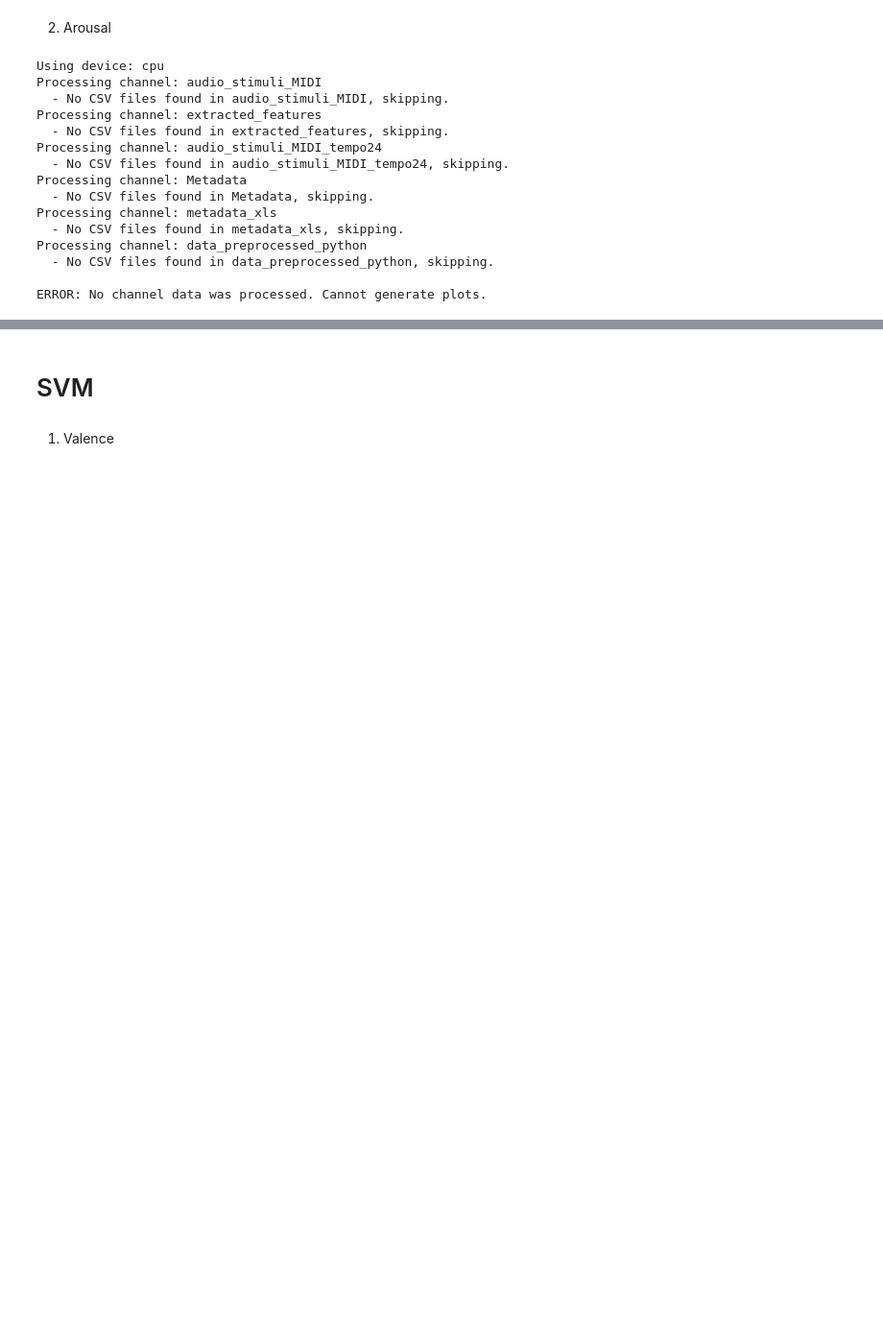
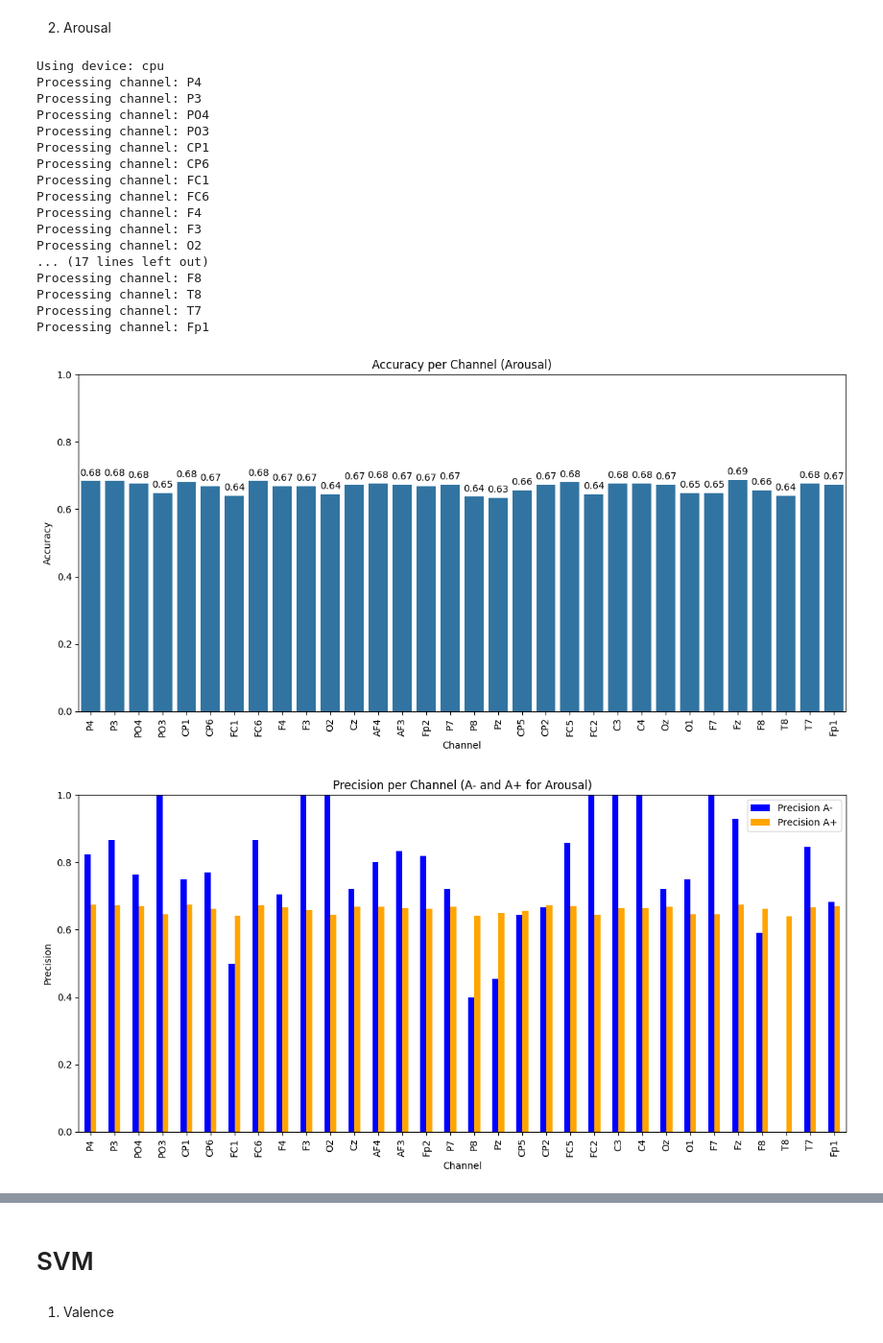
Before and after one commit to NickA02/Tetris-EEG, a Jupyter notebook: EEG Prediction/notebooks/ANN_SVM_RF_KNN.ipynb, the cells around one changed output, grey strips where cells are left out. Shown at 96% size. Saved outputs shown, nothing was run; the diff lists cells and outputs as text; code cells hidden in the pictures; blank space fills up the shorter version.

```diff
--- a/EEG Prediction/notebooks/ANN_SVM_RF_KNN.ipynb
+++ b/EEG Prediction/notebooks/ANN_SVM_RF_KNN.ipynb
@@ -584,9 +628,6 @@ import seaborn as sns
 import matplotlib.pyplot as plt
 import os
 
-# --- FIX 1: Define correct paths for metadata and channel data ---
-metadata_folder_path = './datasets/DEAP/deap-dataset/Metadata/'
-channel_data_folder_path = './datasets/DEAP/deap-dataset/extracted_features' # Your processed data is here
 
 # Read targets from the metadata folder
 targets = pd.read_excel(os.path.join(metadata_folder_path, 'participant_ratings.xls'), index_col=0)
@@ -750,47 +791,51 @@ else:
     plt.title("Accuracy per Channel (Arousal)")
     plt.xlabel("Channel")
     plt.ylabel("Accuracy")
     plt.xticks(rotation=90)
     plt.ylim(0, 1.0) # Set a consistent y-axis for accuracy
 
     for i, value in enumerate(accuracies):
         ax.text(i, value + 0.01, f'{value:.2f}', ha='center', va='bottom')
 
     plt.tight_layout()
     plt.show()
 
     precision_df = pd.DataFrame({
         'Channel': channels,
         'Precision A-': precisions_a_minus,
         'Precision A+': precisions_a_plus
     })
 
     precision_df.set_index('Channel', inplace=True)
     precision_df.plot(kind='bar', figsize=(12, 6), color=['blue', 'orange'])
 
     plt.title("Precision per Channel (A- and A+ for Arousal)")
     plt.xlabel("Channel")
     plt.ylabel("Precision")
     plt.xticks(rotation=90)
     plt.ylim(0, 1.0) # Set a consistent y-axis for precision
     plt.tight_layout()
     plt.show()
 # %% [output]
 Using device: cpu
-Processing channel: audio_stimuli_MIDI
-  - No CSV files found in audio_stimuli_MIDI, skipping.
-Processing channel: extracted_features
-  - No CSV files found in extracted_features, skipping.
-Processing channel: audio_stimuli_MIDI_tempo24
-  - No CSV files found in audio_stimuli_MIDI_tempo24, skipping.
-Processing channel: Metadata
-  - No CSV files found in Metadata, skipping.
-Processing channel: metadata_xls
-  - No CSV files found in metadata_xls, skipping.
-Processing channel: data_preprocessed_python
-  - No CSV files found in data_preprocessed_python, skipping.
-
-ERROR: No channel data was processed. Cannot generate plots.
+Processing channel: P4
+Processing channel: P3
+Processing channel: PO4
+Processing channel: PO3
+Processing channel: CP1
+Processing channel: CP6
+Processing channel: FC1
+Processing channel: FC6
+Processing channel: F4
+Processing channel: F3
+Processing channel: O2
+... (17 lines left out)
+Processing channel: F8
+Processing channel: T8
+Processing channel: T7
+Processing channel: Fp1
+[figure, added]
+[figure, added]
 # %%
 import pandas as pd
 import numpy as np
```
Also changed, not shown: parts of 26 cells of this notebook, 11 other files.
